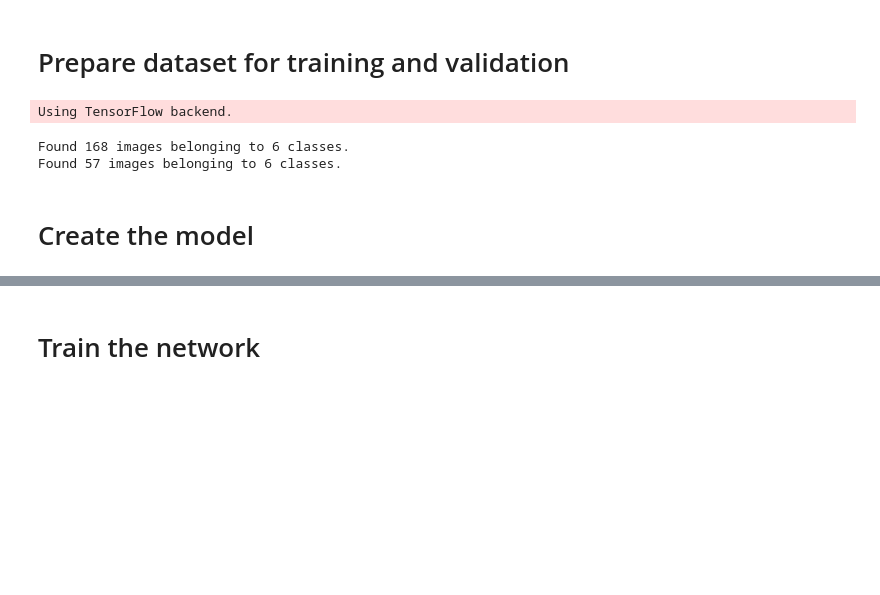
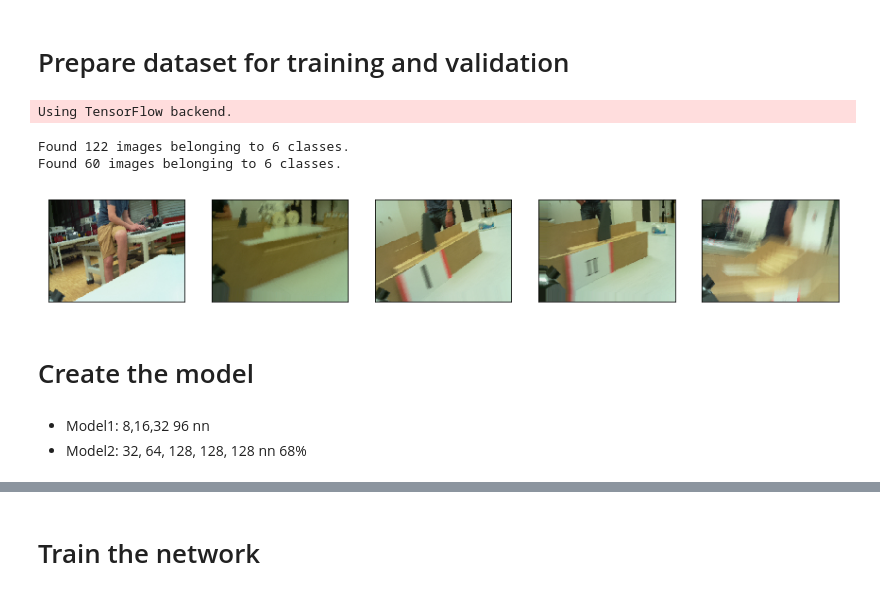
Before and after one commit to eduDorus/pren, a Jupyter notebook: keras/Training_ciffer_model.ipynb, the cells around one changed output, grey strips where cells are left out. Cells and saved outputs as stored; diff of their text form; code cells hidden in the pictures; blank space fills up the shorter version.

```diff
--- a/keras/Training_ciffer_model.ipynb
+++ b/keras/Training_ciffer_model.ipynb
@@ -3,18 +3,18 @@
 # %%
 from keras.preprocessing.image import ImageDataGenerator
 
-batch_size = 16
-image_height = 480
-image_width = 640
+batch_size = 128
+image_height = 240
+image_width = 320
 
 # this is the augmentation configuration we will use for training
 train_datagen = ImageDataGenerator(
-        rotation_range=20,
-        width_shift_range=0.2,
-        height_shift_range=0.2,
+        rotation_range=10,
+        width_shift_range=0.1,
+        height_shift_range=0.1,
         rescale=1./255,
-        shear_range=0.2,
-        zoom_range=0.2,
+        shear_range=0.1,
+        zoom_range=0.1,
         horizontal_flip=False,
         fill_mode='nearest')
 
@@ -26,23 +26,46 @@ test_datagen = ImageDataGenerator(rescale=1./255)
 # subfolers of 'data/train', and indefinitely generate
 # batches of augmented image data
 train_generator = train_datagen.flow_from_directory(
-        '../images/ciffer_julian/train',  # this is the target directory
+        '/input/train',  # this is the target directory
         target_size=(image_height, image_width),  # all images will be resized to 150x150
         batch_size=batch_size,
         class_mode='categorical')
 
 # this is a similar generator, for validation data
 validation_generator = test_datagen.flow_from_directory(
-        '../images/ciffer_julian/validation',
+        '/input/validation',
         target_size=(image_height, image_width),
         batch_size=batch_size,
         class_mode='categorical')
 # %% [output]
 Using TensorFlow backend.
-Found 168 images belonging to 6 classes.
-Found 57 images belonging to 6 classes.
+Found 122 images belonging to 6 classes.
+Found 60 images belonging to 6 classes.
+# %%
+import matplotlib.pyplot as plt
+
+stop = 1
+plt.figure(figsize=(15, 6))
+n = 5
+
+for batch in train_generator:
+    # display original
+    ax = plt.subplot(2, n, stop)
+    plt.imshow(batch[0][0])
+    ax.get_xaxis().set_visible(False)
+    ax.get_yaxis().set_visible(False)
+
+    stop +=1
+    if stop>5:
+        break
+plt.show()
+# %% [output]
+[figure, added]
 # %% [markdown]
 # Create the model
+# %% [markdown]
+- Model1: 8,16,32 96 nn
+- Model2: 32, 64, 128, 128, 128 nn 68%
 # %%
 from keras.models import Sequential
 from keras.layers import Conv2D, MaxPooling2D
```
Also changed, not shown: parts of 6 cells of this notebook, 11 other files.
